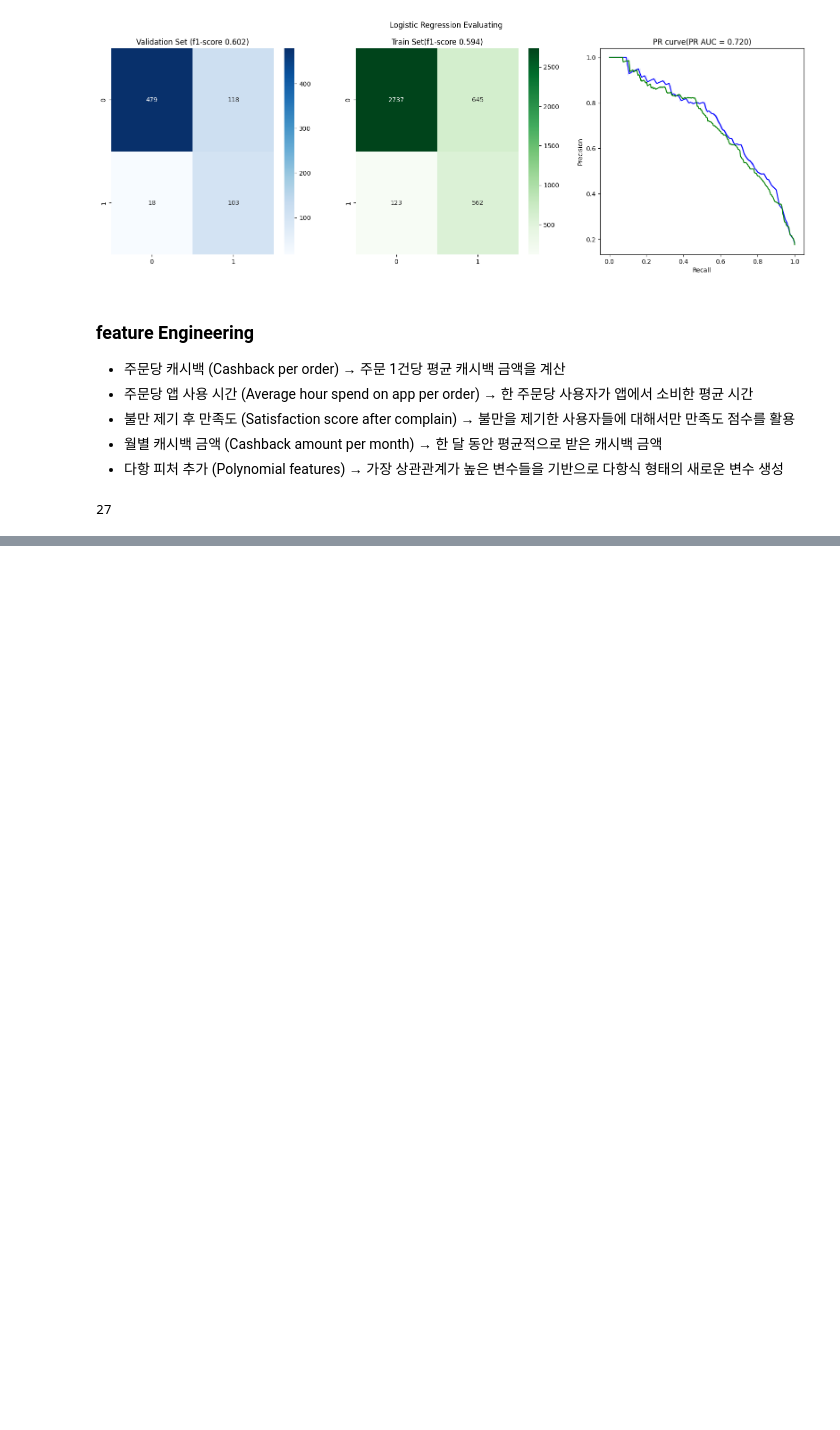
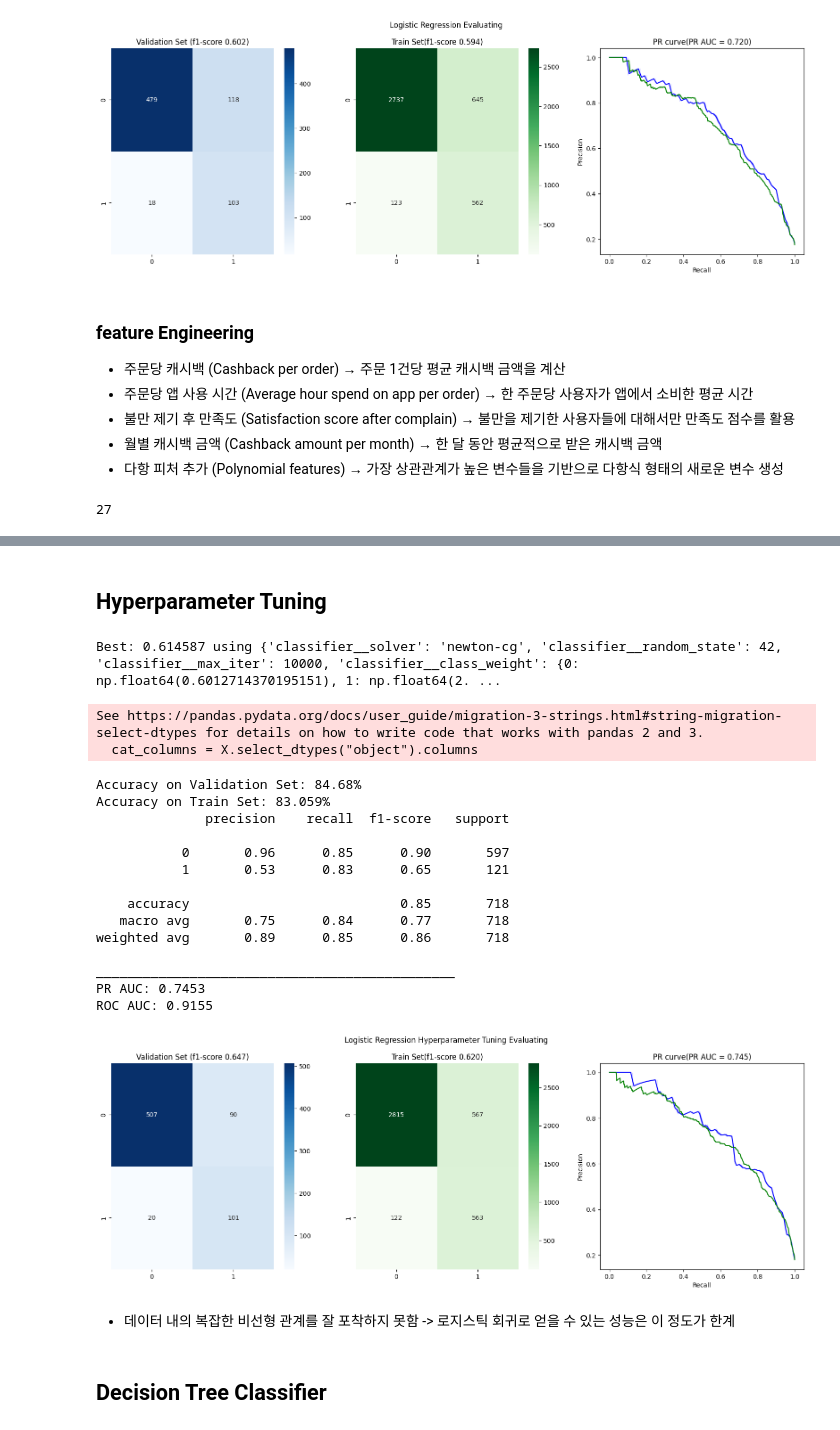
Before and after one commit to SKNETWORKS-FAMILY-AICAMP/SKN28-2nd-4Team, a Jupyter notebook: back_research/myungbin/Ecommerce_Customer/notebooks/modeling_2.ipynb, the cells around one changed output, grey strips where cells are left out. Saved outputs shown, nothing was run; the diff lists cells and outputs as text; code cells hidden in the pictures; blank space fills up the shorter version.

```diff
--- a/back_research/myungbin/Ecommerce_Customer/notebooks/modeling_2.ipynb
+++ b/back_research/myungbin/Ecommerce_Customer/notebooks/modeling_2.ipynb
@@ -234,0 +281,64 @@ len(X_train_2.columns)
+# %% [markdown]
+## Hyperparameter Tuning
+# %%
+# 하이퍼파라미터 자동으로 최적화
+from sklearn.model_selection import RandomizedSearchCV, RepeatedStratifiedKFold
+import numpy as np
+
+solvers = ['newton-cg', 'lbfgs', 'liblinear']   # 로지스틱 회귀 최적화 방법
+c_values = np.logspace(-3,3,7)                  # 규제 강도 (regularization)
+
+# define grid search
+grid = dict(
+    classifier__solver=solvers,
+    classifier__C=c_values,
+    classifier__class_weight=[class_weight],
+    classifier__max_iter=[10_000],
+    classifier__random_state=[RANDOM_STATE]
+    )
+cv = RepeatedStratifiedKFold(n_splits=5, n_repeats=3, random_state=RANDOM_STATE)  # 교차 검증
+grid_search = RandomizedSearchCV(estimator=pipeline_2, param_distributions=grid, cv=cv, scoring='f1')
+
+grid_result = grid_search.fit(X_train_2, y_train)
+# summarize results
+print("Best: %f using %s" % (grid_result.best_score_, grid_result.best_params_))
+# %% [output]
+Best: 0.614587 using {'classifier__solver': 'newton-cg', 'classifier__random_state': 42, 'classifier__max_iter': 10000, 'classifier__class_weight': {0: np.float64(0.6012714370195151), 1: np.float64(2. ...
+# %%
+# 최적 하이퍼파라미터로 모델 재학습
+lg_model_2 = LogisticRegression(
+    max_iter=10_000, random_state=RANDOM_STATE,
+    C=grid_result.best_params_["classifier__C"],
+    solver=grid_result.best_params_["classifier__solver"],
+    class_weight=class_weight
+    )
+
+pipeline_3 = prepare_pipeline(X_train_2, lg_model_2)
+
+pipeline_3.fit(X_train_2,y_train)
+
+model = 'Logistic Regression Hyperparameter Tuning'
+collect_results.append(model_evaluation(pipeline_3, X_val_2, y_val,  X_train_2, y_train, model=model))
+# %% [output]
+See https://pandas.pydata.org/docs/user_guide/migration-3-strings.html#string-migration-select-dtypes for details on how to write code that works with pandas 2 and 3.
+  cat_columns = X.select_dtypes("object").columns
+Accuracy on Validation Set: 84.68%
+Accuracy on Train Set: 83.059%
+              precision    recall  f1-score   support
+
+           0       0.96      0.85      0.90       597
+           1       0.53      0.83      0.65       121
+
+    accuracy                           0.85       718
+   macro avg       0.75      0.84      0.77       718
+weighted avg       0.89      0.85      0.86       718
+
+______________________________________________
+PR AUC: 0.7453
+ROC AUC: 0.9155
+[figure, added]
+# %% [markdown]
+- 데이터 내의 복잡한 비선형 관계를 잘 포착하지 못함
+-> 로지스틱 회귀로 얻을 수 있는 성능은 이 정도가 한계
+# %% [markdown]
+## Decision Tree Classifier
```
Also changed, not shown: parts of 20 cells of this notebook.
